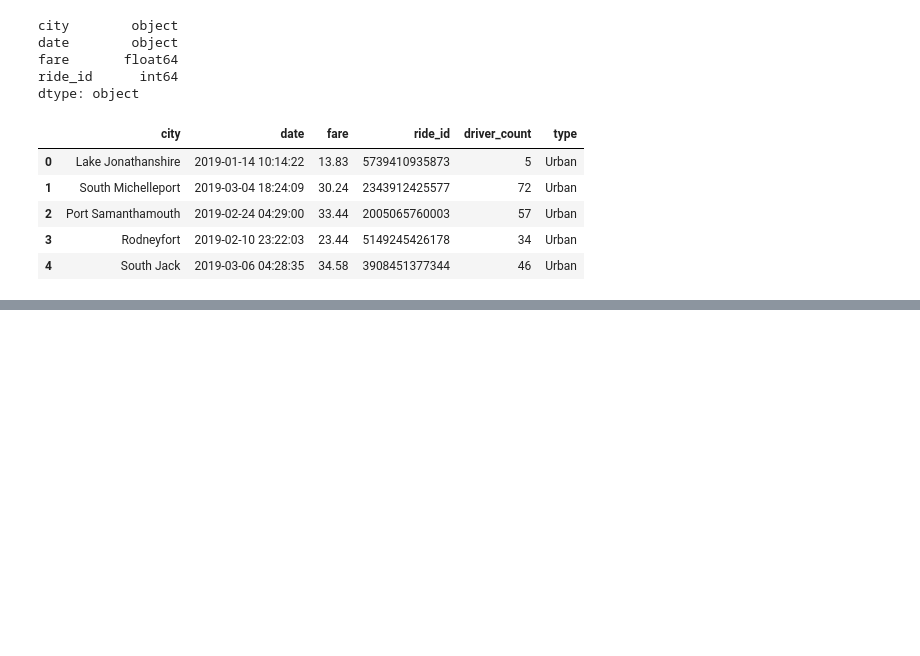
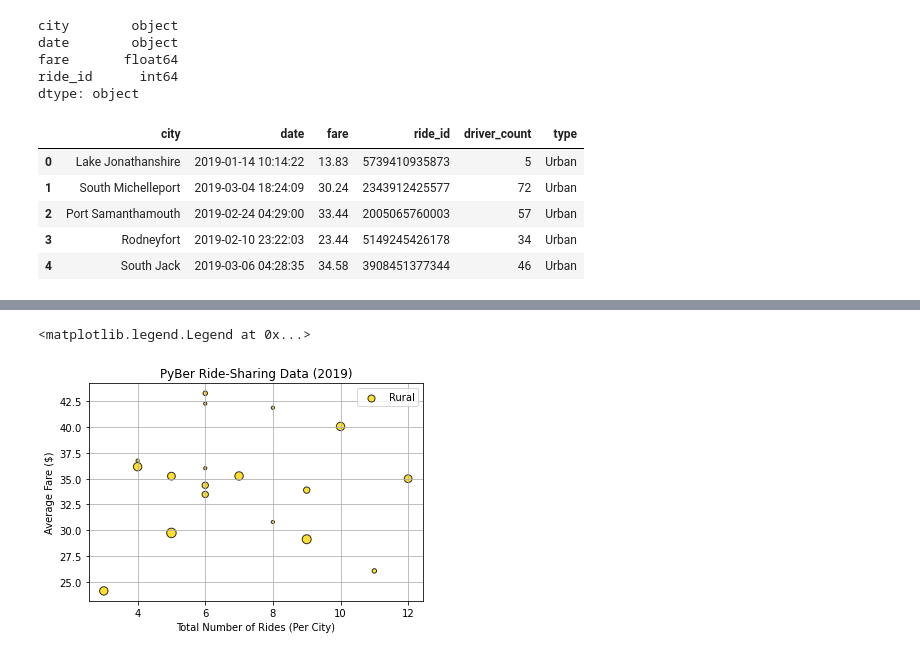
Before and after one commit to msprech/PyBer_Analysis, a Jupyter notebook: PyBer.ipynb, the cells around one changed output, grey strips where cells are left out. Saved outputs shown, nothing was run; the diff lists cells and outputs as text; code cells hidden in the pictures; blank space fills up the shorter version.

```diff
--- a/PyBer.ipynb
+++ b/PyBer.ipynb
@@ -106,0 +187,11 @@ pyber_data_df.head()
+# %%
+#create rural cities scatter
+plt.scatter(rural_ride_count, rural_avg_fare, s=10*rural_driver_count, color="gold", label="Rural", alpha=.8, linewidth=1, edgecolor="black")
+plt.title("PyBer Ride-Sharing Data (2019)")
+plt.ylabel("Average Fare ($)")
+plt.xlabel("Total Number of Rides (Per City)")
+plt.grid(True)
+plt.legend()
+# %% [output]
+<matplotlib.legend.Legend at 0x...>
+[figure, added]
```
Also changed, not shown: parts of 10 cells of this notebook, 1 other file.
